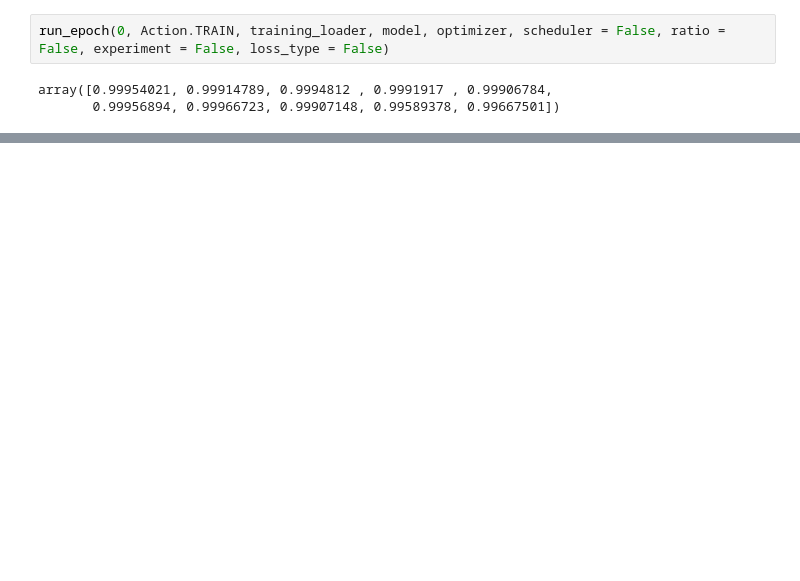
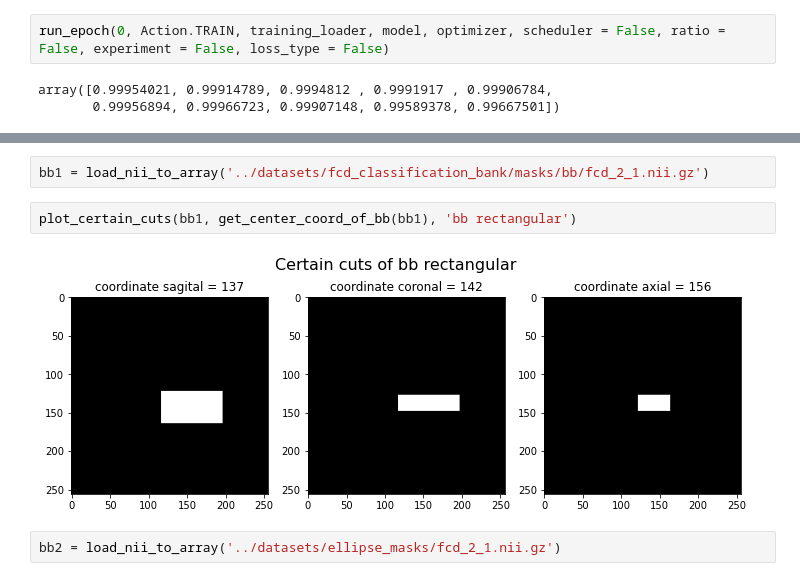
Before and after one commit to mrugnivenko/MRI-segmentation, a Jupyter notebook: Step_by_step_understanding.ipynb, the cells around one changed output, grey strips where cells are left out. Cells and saved outputs as stored; diff of their text form; blank space fills up the shorter version.

Commit message:
found problems with ellipse masks

```diff
--- a/Step_by_step_understanding.ipynb
+++ b/Step_by_step_understanding.ipynb
@@ -203,0 +300,8 @@ array([0.99954021, 0.99914789, 0.9994812 , 0.9991917 , 0.99906784,
+# %%
+bb1 = load_nii_to_array('../datasets/fcd_classification_bank/masks/bb/fcd_2_1.nii.gz')
+# %%
+plot_certain_cuts(bb1, get_center_coord_of_bb(bb1), 'bb rectangular')
+# %% [output]
+[figure, added]
+# %%
+bb2 = load_nii_to_array('../datasets/ellipse_masks/fcd_2_1.nii.gz')
```
Also changed, not shown: parts of 19 cells of this notebook, 2 other files.
